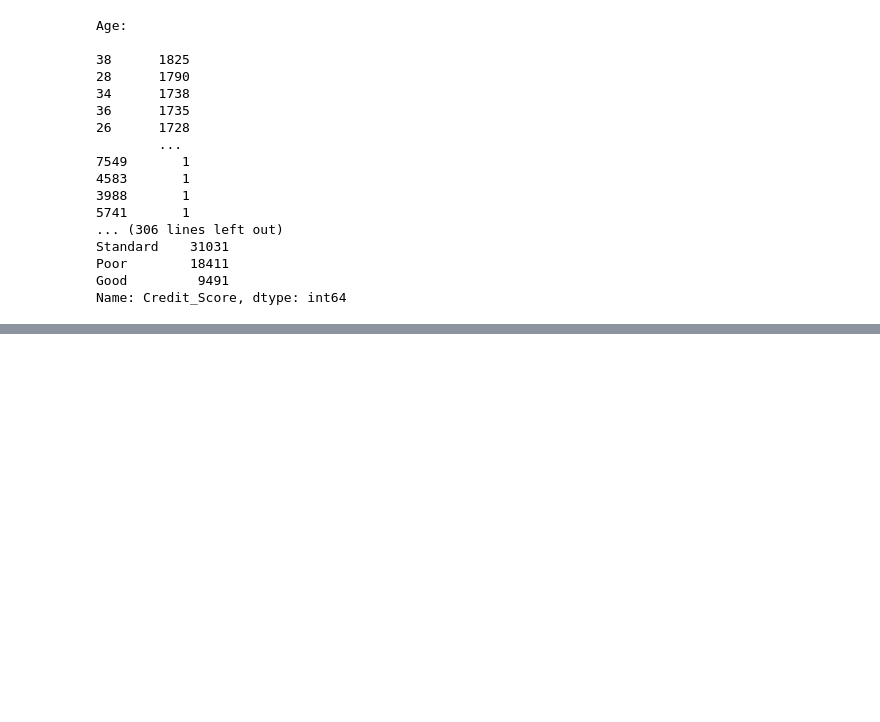
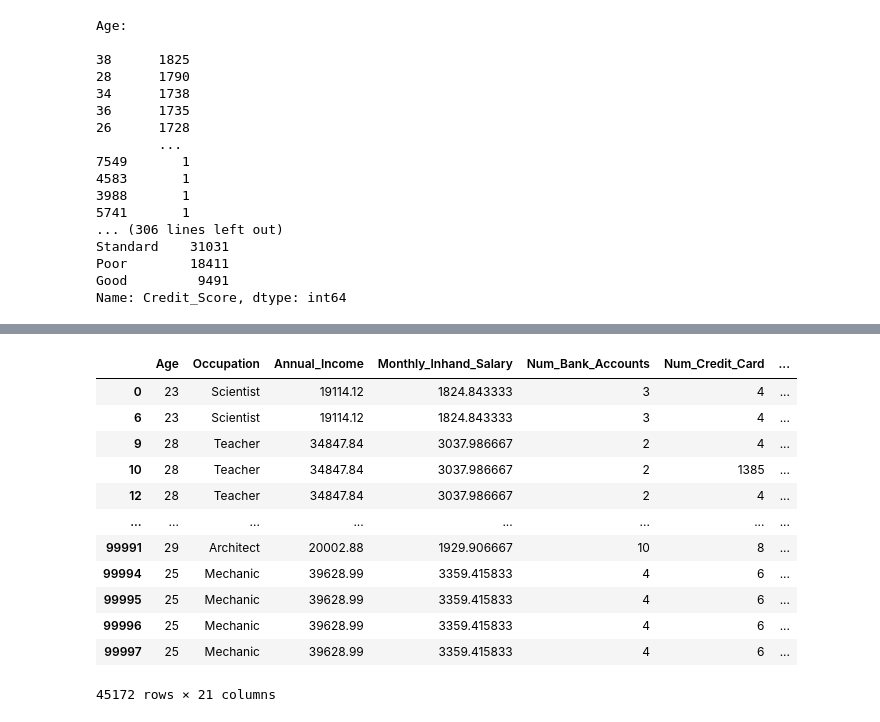
Before and after one commit to 1-stefan/BU425-Project-Credit-Rating, a Jupyter notebook: notebooks/Pre-Processing.ipynb, the cells around one changed output, grey strips where cells are left out. Drawn from its saved outputs; the diff is of its cells as text; code cells hidden in the pictures; blank space fills up the shorter version.

```diff
--- a/notebooks/Pre-Processing.ipynb
+++ b/notebooks/Pre-Processing.ipynb
@@ -130,7 +130,7 @@ memory usage: 10.8+ MB
 sym = "\\`*_{}[]()>#@+!$:;"
 
 int_cols = ['Age','Monthly_Inhand_Salary','Num_Bank_Accounts', 'Num_Credit_Card', 'Interest_Rate', 'Delay_from_due_date','Num_of_Delayed_Payment','Outstanding_Debt',
-           'Total_EMI_per_month','Monthly_Balance','Annual_Income']
+           'Total_EMI_per_month','Monthly_Balance','Annual_Income', 'Amount_invested_monthly', 'Num_of_Loan']
 
 str_cols = ['Occupation','Credit_History_Age','Payment_of_Min_Amount','Credit_Score']
 #fix int cols
@@ -227,6 +227,7 @@ df = df[df['Changed_Credit_Limit'].str.contains('_') == False]
 
 df['Credit_History_Age'] = df['Credit_History_Age'].astype(str).str.replace(' Years and ','.')
 df['Credit_History_Age'] = df['Credit_History_Age'].astype(str).str.replace('Months','')
+df['Credit_History_Age'] = df[['Credit_History_Age']].apply(pd.to_numeric)
 
 #low # indicates low spending, high # indicates high spending
 df['Payment_Behaviour'] = df['Payment_Behaviour'].astype(str).str.replace('Low_spent_Small_value_payments','1')
@@ -235,6 +236,8 @@ df['Payment_Behaviour'] = df['Payment_Behaviour'].astype(str).str.replace('Low_s
 df['Payment_Behaviour'] = df['Payment_Behaviour'].astype(str).str.replace('High_spent_Small_value_payments','4')
 df['Payment_Behaviour'] = df['Payment_Behaviour'].astype(str).str.replace('High_spent_Medium_value_payments','5')
 df['Payment_Behaviour'] = df['Payment_Behaviour'].astype(str).str.replace('High_spent_Large_value_payments','6')
+df['Payment_Behaviour'] = df[['Payment_Behaviour']].apply(pd.to_numeric)
+
 
 #here poor values indicate smaller # and good values indicate higher #'s
 df['Credit_Score'] = df['Credit_Score'].str.replace('Good', '3', n=-1)
@@ -272,0 +296,13 @@ Name: Credit_Score, dtype: int64
+# %%
+#fix the age column to include real values
+#minimum age to start having a credit score is 18
+
+
+for col in df.columns:
+    if col == "Occupation":
+        continue
+    else:
+        df[col] = df[[col]].apply(pd.to_numeric)
+    print("")
+    print(col)
+    print("")
@@ -272,0 +347,20 @@ Name: Credit_Score, dtype: int64
+# %%
+#remove innacurate ages from df
+
+df.drop(df[df['Age'] >= 110].index, inplace = True)
+df.drop(df[df['Age'] < 18].index, inplace = True)
+df
+# %% [output]
+|  | Age | Occupation | Annual_Income | Monthly_Inhand_Salary | Num_Bank_Accounts | Num_Credit_Card | ... |
+| 0 | 23 | Scientist | 19114.12 | 1824.843333 | 3 | 4 | ... |
+| 6 | 23 | Scientist | 19114.12 | 1824.843333 | 3 | 4 | ... |
+| 9 | 28 | Teacher | 34847.84 | 3037.986667 | 2 | 4 | ... |
+| 10 | 28 | Teacher | 34847.84 | 3037.986667 | 2 | 1385 | ... |
+| 12 | 28 | Teacher | 34847.84 | 3037.986667 | 2 | 4 | ... |
+| ... | ... | ... | ... | ... | ... | ... | ... |
+| 99991 | 29 | Architect | 20002.88 | 1929.906667 | 10 | 8 | ... |
+| 99994 | 25 | Mechanic | 39628.99 | 3359.415833 | 4 | 6 | ... |
+| 99995 | 25 | Mechanic | 39628.99 | 3359.415833 | 4 | 6 | ... |
+| 99996 | 25 | Mechanic | 39628.99 | 3359.415833 | 4 | 6 | ... |
+| 99997 | 25 | Mechanic | 39628.99 | 3359.415833 | 4 | 6 | ... |
+45172 rows × 21 columns
```
Also changed, not shown: parts of 12 cells of this notebook.
